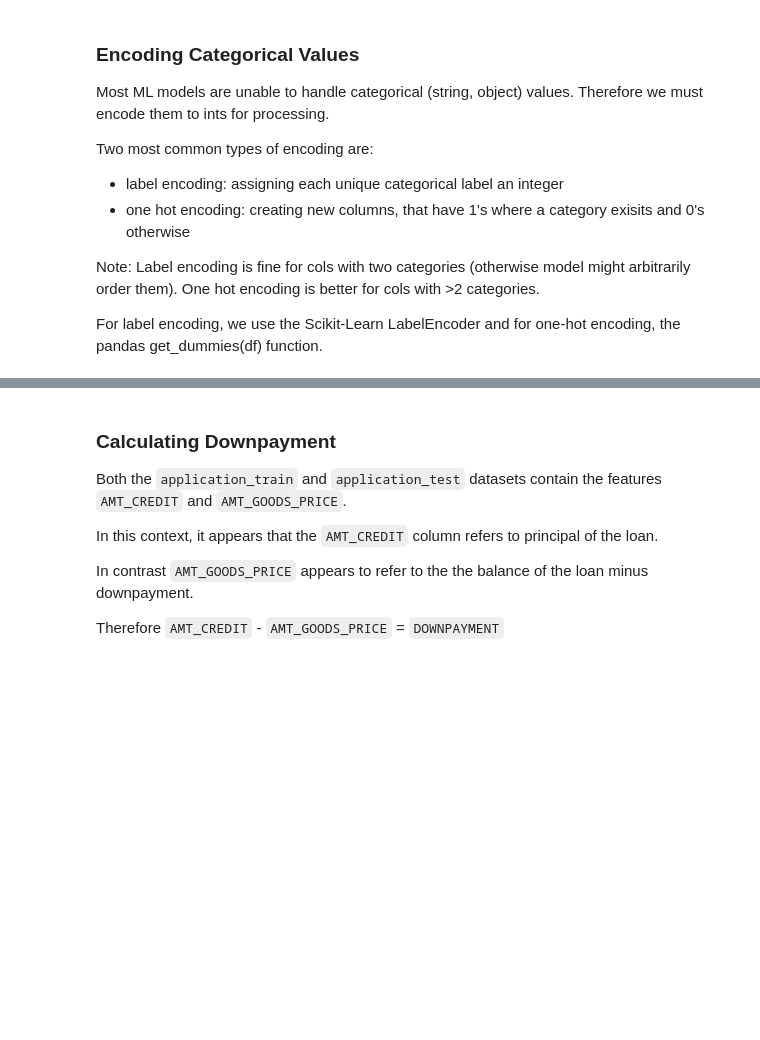
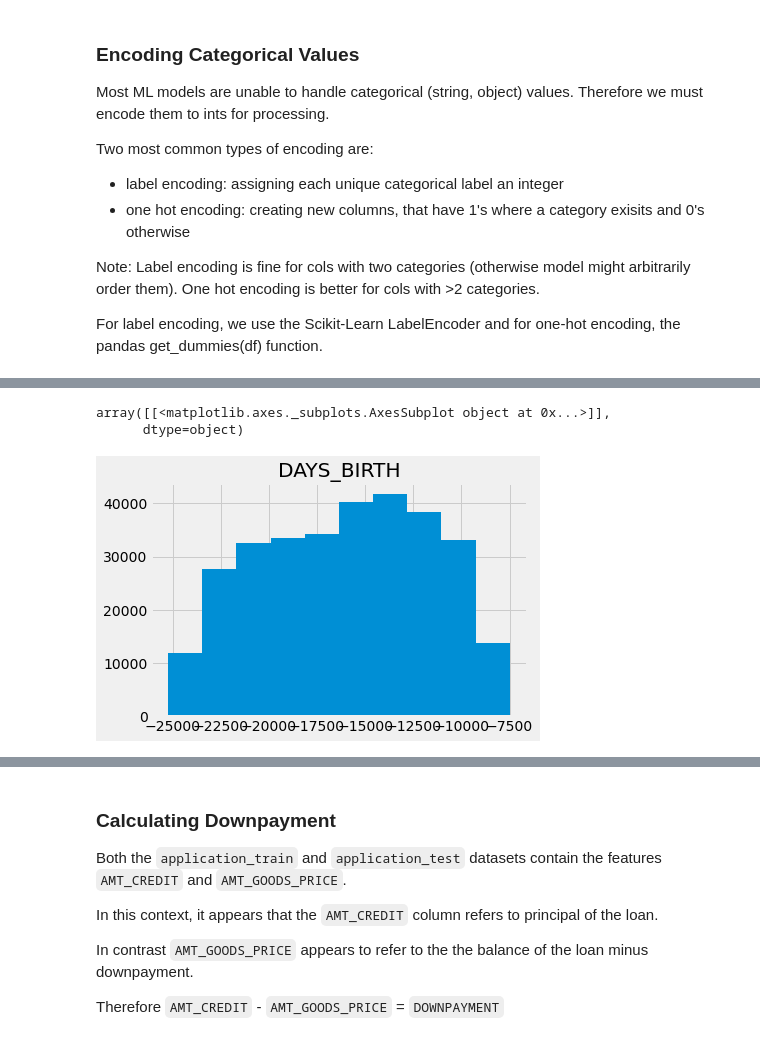
Before and after one commit to msandare/Credit_Risk_Predictor, a Jupyter notebook: credit_risk.ipynb, the cells around one changed output, grey strips where cells are left out. Cells and saved outputs as stored; diff of their text form; code cells hidden in the pictures; blank space fills up the shorter version.

```diff
--- a/credit_risk.ipynb
+++ b/credit_risk.ipynb
@@ -140,0 +251,6 @@ app_train = utilities.one_hot_encoder(app_train)
+# %%
+app_train.hist(column='DAYS_BIRTH')
+# %% [output]
+array([[<matplotlib.axes._subplots.AxesSubplot object at 0x...>]],
+      dtype=object)
+[figure, added]
```
Also changed, not shown: parts of 27 cells of this notebook, 1 other file.
